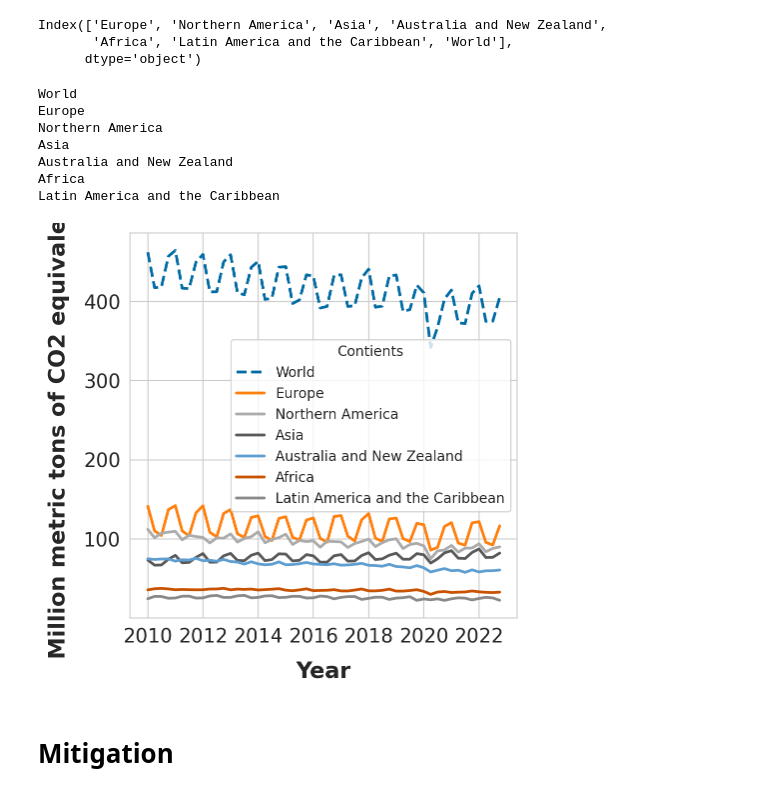
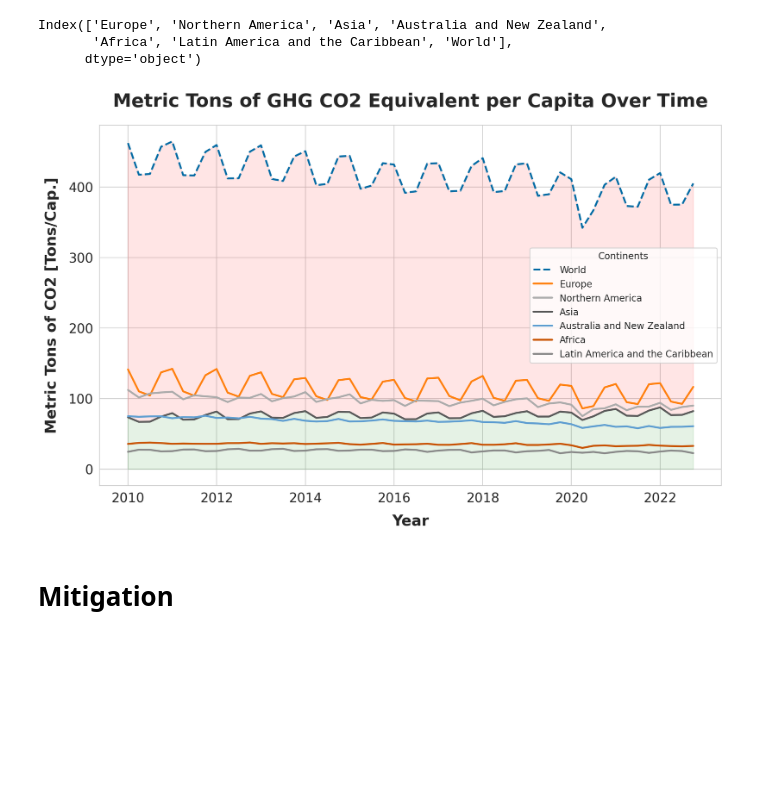
Before and after one commit to RicoFio/6.C85, a Jupyter notebook: projects/assignments/a4/data/a4_analysis.ipynb, the cells around one changed output. Saved outputs shown, nothing was run; the diff lists cells and outputs as text; code cells hidden in the pictures; blank space fills up the shorter version.

```diff
--- a/projects/assignments/a4/data/a4_analysis.ipynb
+++ b/projects/assignments/a4/data/a4_analysis.ipynb
@@ -5,6 +5,7 @@ import matplotlib.pyplot as plt
 import datetime as dt
 import wbdata
 import re
+import numpy as np
 import statsmodels.api as sm
 %config InlineBackend.figure_format = 'retina'
 from dateutil.relativedelta import relativedelta
@@ -15,8 +16,8 @@ rc_params = {
     'axes.labelsize': 16,  # Larger font size for the x and y labels
     'axes.labelweight': 'bold',  # Bold font weight for the labels
     'axes.labelpad': 10,  # Padding between the labels and the axes
-    'axes.titlesize': 18,  # Larger font size for the title
-    'axes.titlepad': 10,
+    'axes.titlesize': 20,  # Larger font size for the title
+    'axes.titlepad': 20,
     'axes.titleweight': 'bold',  # Bold font weight for the title
     'xtick.labelsize': 14,  # Font size for the x-tick labels
     'ytick.labelsize': 14,  # Font size for the y-tick labels
@@ -25,7 +26,7 @@ rc_params = {
 }
 plt.rcParams.update(rc_params)
 
-plt.style.use('tableau-colorblind10')
+# plt.style.use('tableau-colorblind10')
 # %% [markdown]
 # Load Population Data
 # %%
@@ -80,6 +81,8 @@ population_data_df.loc[population_data_df['continent'] == "Europe", 'continent']
 population_data_df.loc[population_data_df['continent'] == "South America", 'continent'] = 'Latin America and the Caribbean'
 population_data_df.loc[population_data_df['continent'] == "Oceania", 'continent'] = 'Australia and New Zealand'
 population_data_df.loc[population_data_df['continent'] == "World", 'continent'] = 'World'
+# %%
+population_data_df = population_data_df.drop_duplicates()
 # %% [markdown]
 # Annual Surface Temperature Change
 # %%
@@ -137,5 +212,3 @@ plt.show()
-# %%
-population_data_df = population_data_df.reset_index()
 # %%
 population_data_df_pivot_tc = population_data_df[['country', 'date', 'total_population']].pivot(index='date', columns='country', values='total_population')
 # %%
@@ -261,5 +313,5 @@ filtered_aco2_fi_fc_clipped_melted_by_continent[filtered_aco2_fi_fc_clipped_melt
 # %%
-fig, ax = plt.subplots(1,1,figsize=(10, 10))
+fig, ax = plt.subplots(1,1,figsize=(12, 7))
 
 # Sort DataFrame columns based on the last row's values
 sorted_columns = filtered_aco2_fi_fc_clipped_melted_by_continent.iloc[-1].sort_values(ascending=False).index
@@ -273,10 +325,12 @@ ax.fill_between(x=sorted_df.index, y1=sorted_df['Northern America']+500, y2=sort
 ax.fill_between(x=sorted_df.index, y1=0, y2=sorted_df['Northern America']+500, color='green', alpha=0.1)
 # Adjust legend
 # The legend will automatically order based on the plotting order, which is now sorted
-ax.legend(title='Lines')
+ax.set_title('Million Metric Tons of GHG CO2 Equivalent Over Time')
+ax.legend(title='Continents')
 ax.set_ylim(0,20000)
 ax.set_xlabel('Year')
-ax.set_ylabel('Million metric tons of CO2 equivalent')
-
+ax.set_ylabel('Million Metric Tons of CO2')
+# fig.tight_layout()
+fig.savefig('./ghg_emissions_us_wins.svg')
 plt.show()
 # %% [output]
@@ -324,40 +378,36 @@ Index(['Europe', 'Northern America', 'Asia', 'Australia and New Zealand',
        'Africa', 'Latin America and the Caribbean', 'World'],
       dtype='object')
 # %%
-fig, ax = plt.subplots(1,1,figsize=(5, 5))
+fig, ax = plt.subplots(1,1,figsize=(12, 7))
 
 # Sort DataFrame columns based on the last row's values
 
 sorted_columns = co2_per_capita_in_tons.iloc[-1].sort_values(ascending=False).index
 sorted_df = co2_per_capita_in_tons[sorted_columns]
 sorted_df['World'] = sorted_df.drop(columns='World').sum(axis=1)
 sorted_columns = sorted_df.iloc[-1].sort_values(ascending=False).index
 sorted_df = sorted_df[sorted_columns]
 
 # Plot each line
 for column in sorted_df:
-    print(column)
     ax.plot(sorted_df.index, sorted_df[column], label=column, linestyle='--' if column == 'World' else '-')
 
 # Adjust legend
+ax.fill_between(x=sorted_df.index, y1=sorted_df['Asia'], y2=sorted_df['World'], color='red', alpha=0.1)
+ax.fill_between(x=sorted_df.index, y1=0, y2=sorted_df['Asia'], color='green', alpha=0.1)
 # The legend will automatically order based on the plotting order, which is now sorted
-ax.legend(title='Contients')
+ax.legend(title='Continents')
 # ax.set_ylim(0,180)
 # ax.set_xlim(sorted_df.index.min(), sorted_df.index.max())
-ax.set_title('')
+ax.set_title('Metric Tons of GHG CO2 Equivalent per Capita Over Time')
+ax.legend(title='Continents')
+# ax.set_ylim(0,20000)
 ax.set_xlabel('Year')
-ax.set_ylabel('Million metric tons of CO2 equivalent')
-
+ax.set_ylabel('Metric Tons of CO2 [Tons/Cap.]')
+fig.savefig('./ghg_emissions_us_loses.svg')
 plt.show()
 # %% [output]
-World
-Europe
-Northern America
-Asia
-Australia and New Zealand
-Africa
-Latin America and the Caribbean
-[figure, old version]
+[figure, new version]
 # %% [markdown]
 # Mitigation
 # %%
```
Also changed, not shown: parts of 15 cells of this notebook, 2 other files.
